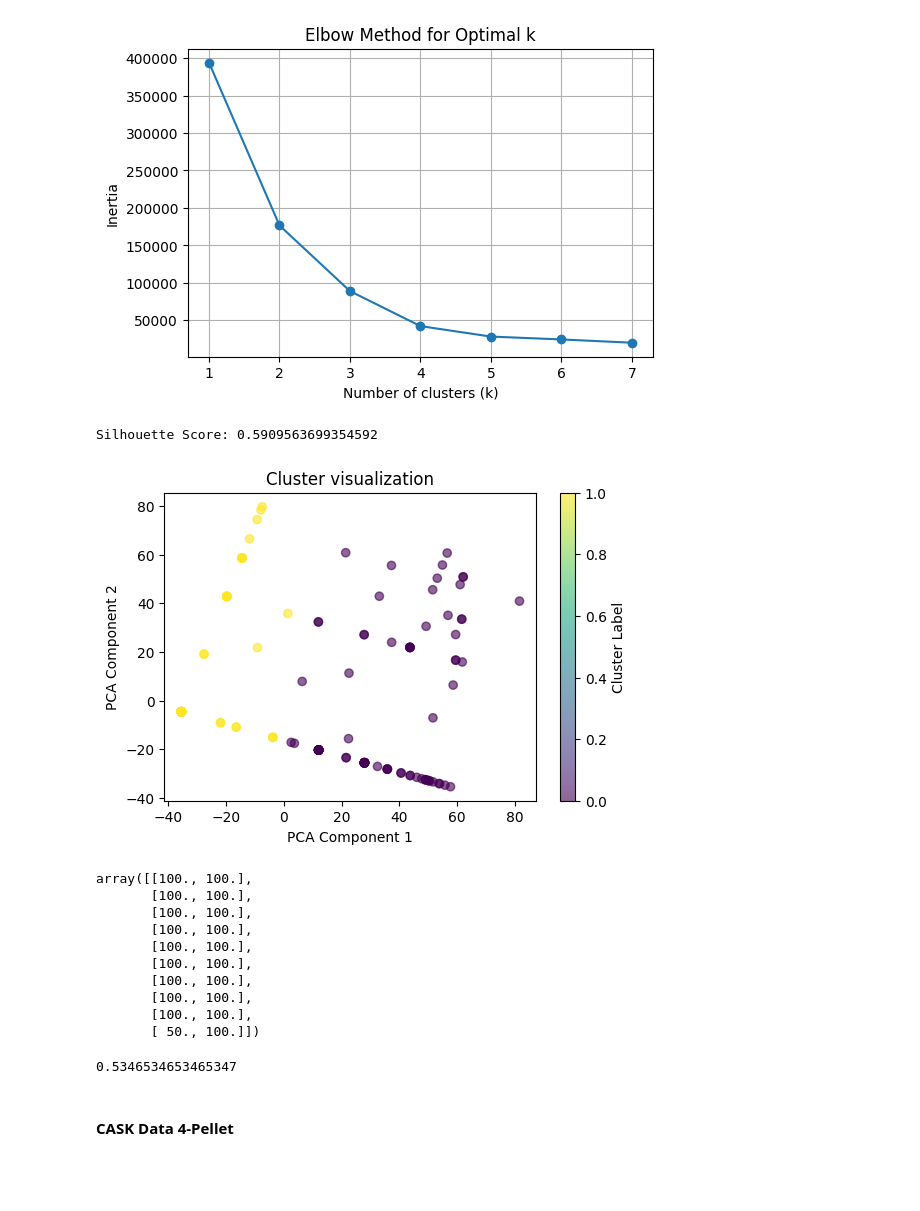
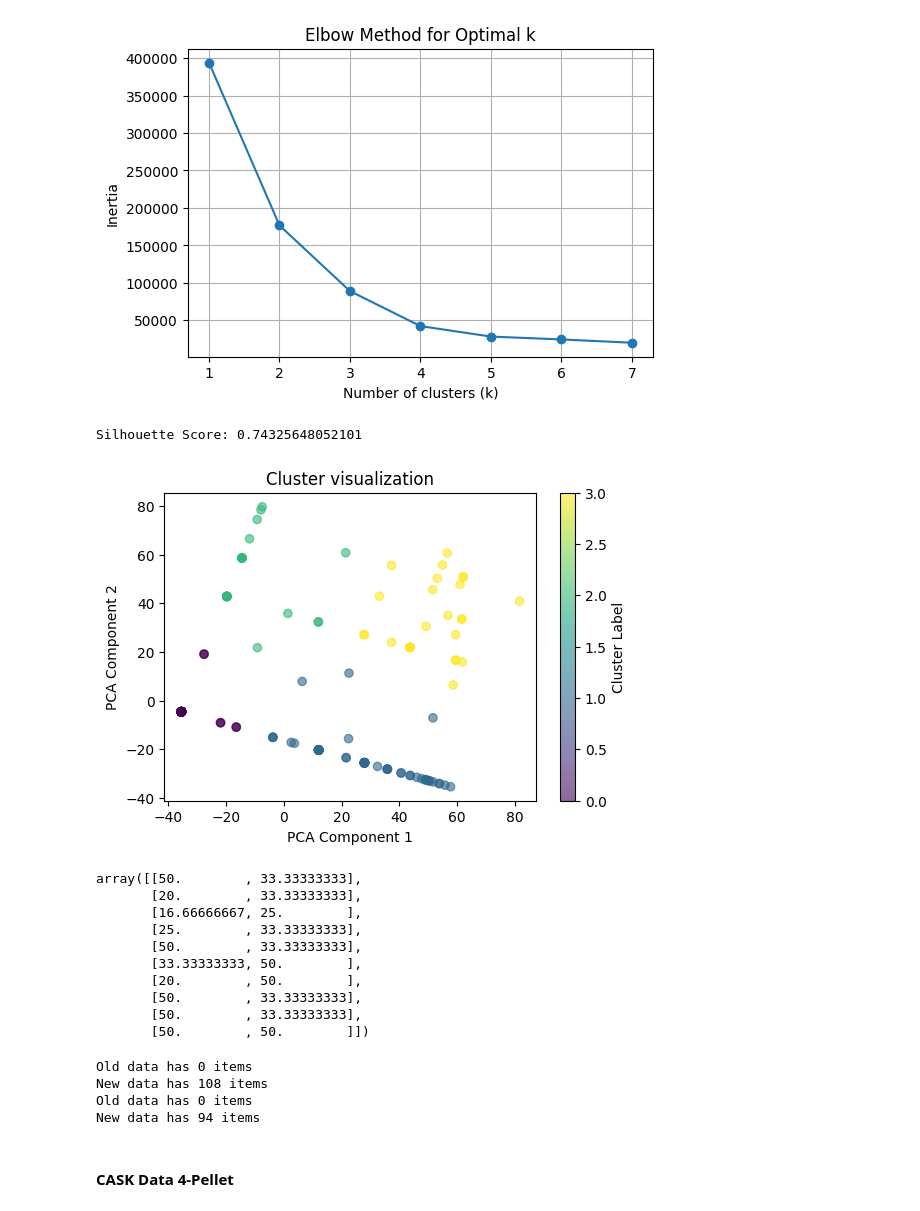
Before and after one commit to ftlabucsd/FEDUPP, a Jupyter notebook: CD1 IVSA/IVSA Rev meal_model.ipynb, the cells around one changed output. Drawn from its saved outputs; the diff is of its cells as text; code cells hidden in the pictures; blank space fills up the shorter version.

```diff
--- a/CD1 IVSA/IVSA Rev meal_model.ipynb
+++ b/CD1 IVSA/IVSA Rev meal_model.ipynb
@@ -105,27 +124,32 @@ find_k_by_elbow(exp_data[3])
 # %% [output]
 [figure]
 # %%
-model, meals_by_category = fit_model_single(exp_data[3], k=2)
+model, meals_by_category = fit_model_single(exp_data[3], k=4)
 # %% [output]
-Silhouette Score: 0.5909563699354592
+Silhouette Score: 0.74325648052101
-[figure, old version]
+[figure, new version]
 # %%
-meals_by_category[1][:10]
+meals_by_category[3][:10]
 # %% [output]
-array([[100., 100.],
-       [100., 100.],
-       [100., 100.],
-       [100., 100.],
-       [100., 100.],
-       [100., 100.],
-       [100., 100.],
-       [100., 100.],
-       [100., 100.],
-       [ 50., 100.]])
+array([[50.        , 33.33333333],
+       [20.        , 33.33333333],
+       [16.66666667, 25.        ],
+       [25.        , 33.33333333],
+       [50.        , 33.33333333],
+       [33.33333333, 50.        ],
+       [20.        , 50.        ],
+       [50.        , 33.33333333],
+       [50.        , 33.33333333],
+       [50.        , 50.        ]])
-# %%
-len(meals_by_category[1]) / len(exp_data[3])
-# %% [output]
-0.5346534653465347
+# %%
+new_good, new_bad = collect_meals_from_categories(meals_by_category, [0, 2])
+update_data('./IVSA_exp_good.pkl', new_good)
+update_data('./IVSA_exp_bad.pkl', new_bad)
+# %% [output]
+Old data has 0 items
+New data has 108 items
+Old data has 0 items
+New data has 94 items
 # %% [markdown]
 #### CASK Data 4-Pellet
 # %%
```
Also changed, not shown: parts of 21 cells of this notebook, 11 other files.
